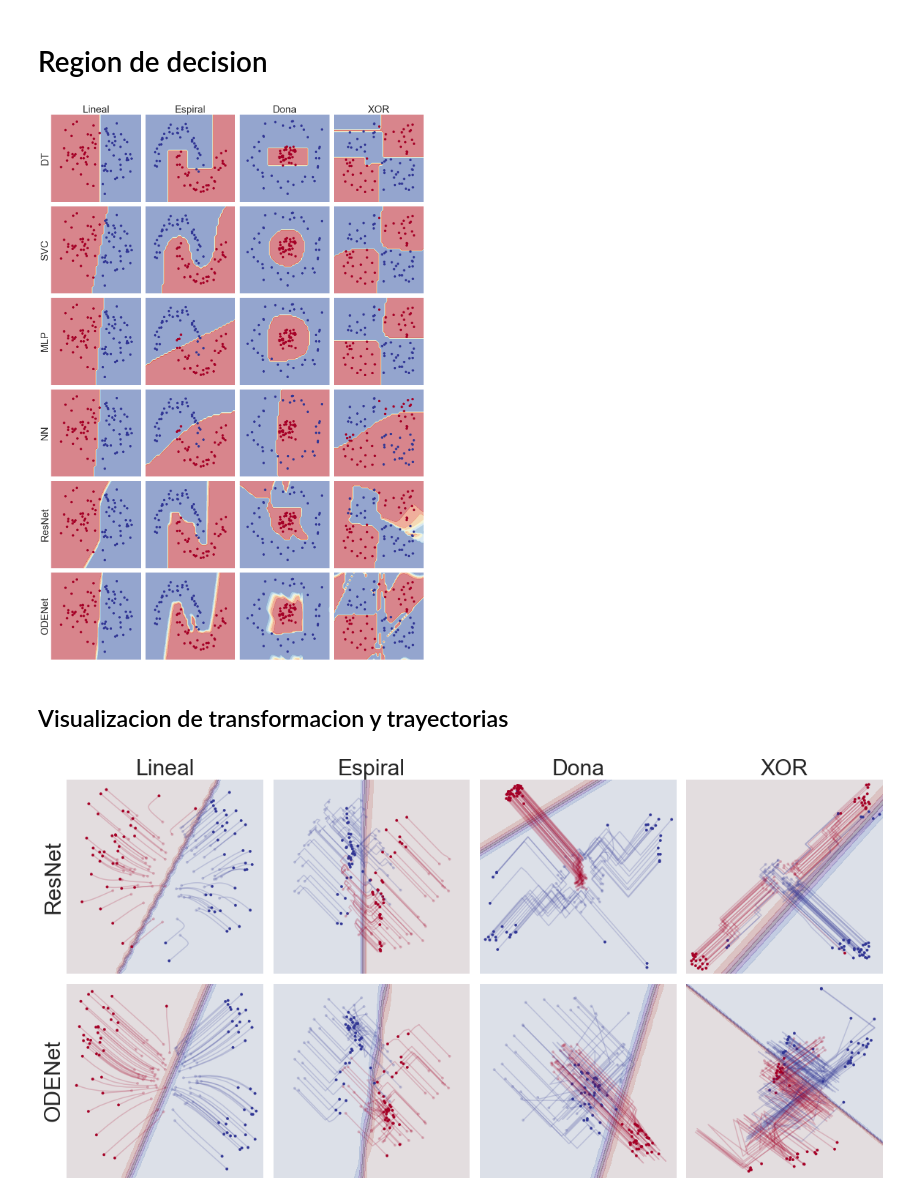
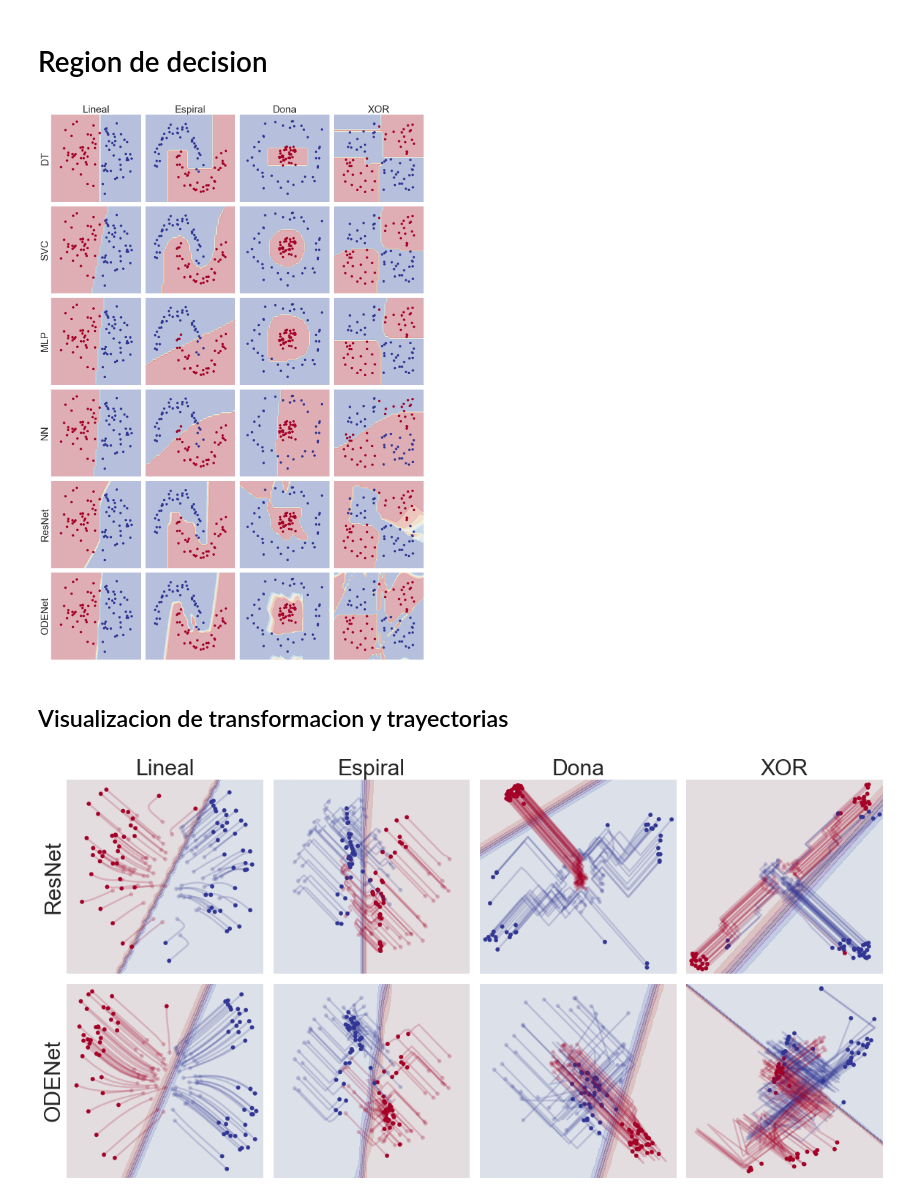
Before and after one commit to furrutiav/deep-learning-as-optimal-control, a Jupyter notebook: 07_resumen_resultados.ipynb, the cells around one changed output. Cells and saved outputs as stored; diff of their text form; code cells hidden in the pictures.

```diff
--- a/07_resumen_resultados.ipynb
+++ b/07_resumen_resultados.ipynb
@@ -735,35 +735,36 @@ for i, data_name in enumerate("Lineal Espiral Dona XOR".split()):
     y = test_dataset_ij[1]
     x_min, x_max = X[:,0].min()-0.5, X[:,0].max()+0.5
     y_min, y_max = X[:,1].min()-0.5, X[:,1].max()+0.5
     xx, yy = np.meshgrid(np.arange(x_min, x_max, h),
                              np.arange(y_min, y_max, h))
 
     for k, model_name in enumerate("DT SVC MLP NN ResNet ODENet".split()):
         x = np.c_[xx.ravel(), yy.ravel()]
         if model_name == "ResNet":
             control = resnet_optimal_control[i]
             alpha = resnet_alpha[i]
             Z, _ = dynamic_resnet(control, x, alpha)
         elif model_name == "ODENet":
             control = odenet_optimal_control[i]
             alpha = odenet_alpha[i]
             Z, _ = dynamic_odenet(control, x, alpha)
         else:
             clf = [dt_clf, svc_clf, mlp_clf, nn_clf][k][i]
             Z = clf.predict(x)
         Z = Z.reshape(xx.shape)
-        ax[k, i].contourf(xx, yy, Z, cmap="RdYlBu_r", alpha=0.5)
+        ax[k, i].contourf(xx, yy, Z, cmap="RdYlBu_r", alpha=0.3)
         ax[k, i].scatter(X[:,0], X[:,1], c=y, cmap="RdYlBu_r", marker="o")
         ax[k, i].set_xticks([])
         ax[k, i].set_yticks([]);
         if i == 0:
             ax[k, i].set_ylabel(model_name, size=30)
         if k == 0:
             ax[k, i].set_title(data_name, size=30)
 fig.subplots_adjust(wspace=0.05, hspace=0.05)
 plt.savefig("reg.pdf", bbox_inches='tight')
+plt.savefig("reg.png", bbox_inches='tight', transparent=True)
 # %% [output]
-[figure, old version]
+[figure, new version]
 # %% [markdown]
 ## Visualizacion de transformacion y trayectorias
 # %%
@@ -824,9 +825,9 @@ for i, data_name in enumerate("Lineal Espiral Dona XOR".split()):
 
         pond = np.exp(np.linspace(0, 0, T.shape[1]-1))
         for t in range(T.shape[0]):
-            ax[j, i].plot(T[t, :-1, 0]*pond, T[t, :-1, 1]*pond, c=[plt.cm.RdYlBu.get_over(), plt.cm.RdYlBu.get_under()][y[t]], alpha=0.2, linewidth=1.5)
-        ax[j, i].scatter(T[:, 0, 0]*pond[0], T[:, 0, 1]*pond[0], c=y, cmap="RdYlBu_r", marker=".", alpha=0.2)
-        ax[j, i].scatter(T[:, -2, 0]*pond[-1], T[:, -2, 1]*pond[-1], c=y, cmap="RdYlBu_r", marker=".")
+            ax[j, i].plot(T[t, :-1, 0]*pond, T[t, :-1, 1]*pond, c=[plt.cm.RdYlBu.get_over(), plt.cm.RdYlBu.get_under()][y[t]], alpha=0.2, linewidth=2.5)
+        ax[j, i].scatter(T[:, 0, 0]*pond[0], T[:, 0, 1]*pond[0], c=y, cmap="RdYlBu_r", marker="o", alpha=0.2, s=30)
+        ax[j, i].scatter(T[:, -2, 0]*pond[-1], T[:, -2, 1]*pond[-1], c=y, cmap="RdYlBu_r", marker="o", s=30)
 
         ax[j, i].set_xticks([])
         ax[j, i].set_yticks([])
@@ -837,5 +838,6 @@ for i, data_name in enumerate("Lineal Espiral Dona XOR".split()):
             ax[j, i].set_title(data_name, size=30)
 fig.subplots_adjust(wspace=0.05, hspace=0.05)
 plt.savefig("tray.pdf", bbox_inches='tight')
+plt.savefig("tray.png", bbox_inches='tight', transparent=True)
 # %% [output]
-[figure, old version]
+[figure, new version]
```
Also changed, not shown: parts of 6 cells of this notebook, 7 other files.
